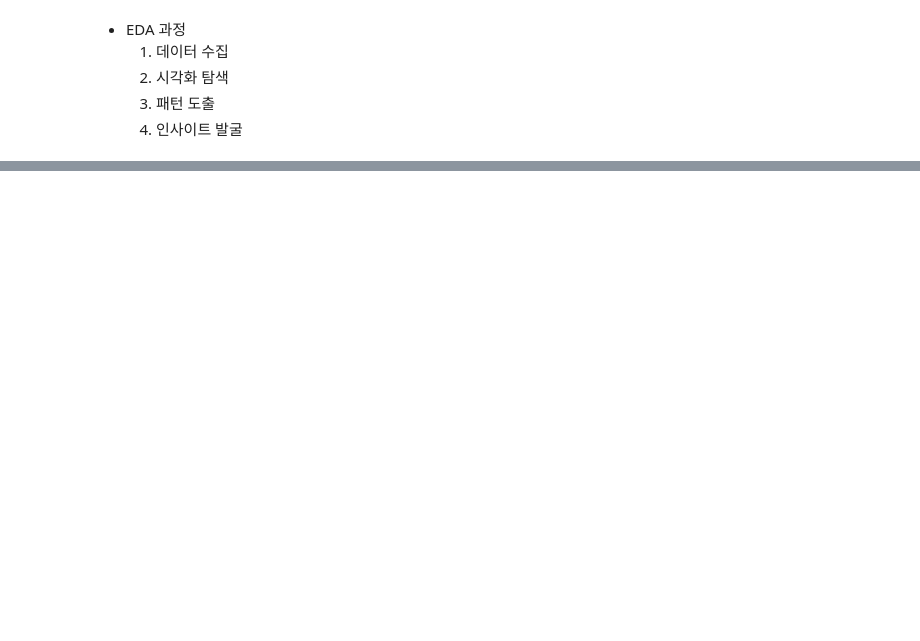
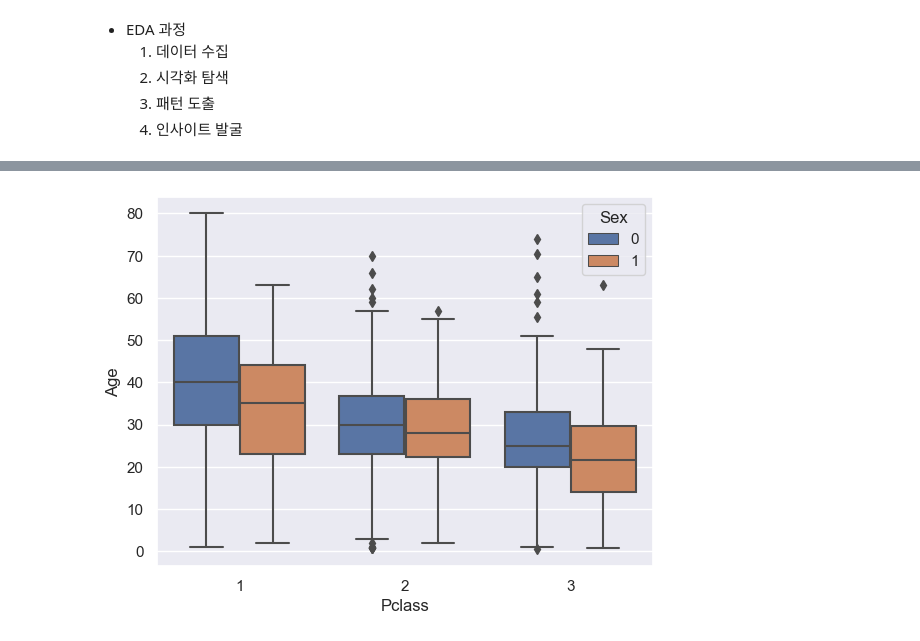
Before and after one commit to JongKookE/beginner, a Jupyter notebook: titanic.ipynb, the cells around one changed output, grey strips where cells are left out. Cells and saved outputs as stored; diff of their text form; code cells hidden in the pictures; blank space fills up the shorter version.

```diff
--- a/titanic.ipynb
+++ b/titanic.ipynb
@@ -75,0 +92,6 @@ RandomForestClassifier(max_depth=5, random_state=1)
+# %%
+age_data = train.dropna(subset = ["Age"]) #Age의 결측치 제거
+sns.boxplot(x="Pclass", y = "Age",data = age_data, hue= "Sex") #Pclass 2번 남성의 이산치가 많음
+plt.show()
+# %% [output]
+[figure, added]
```
Also changed, not shown: parts of 18 cells of this notebook.
